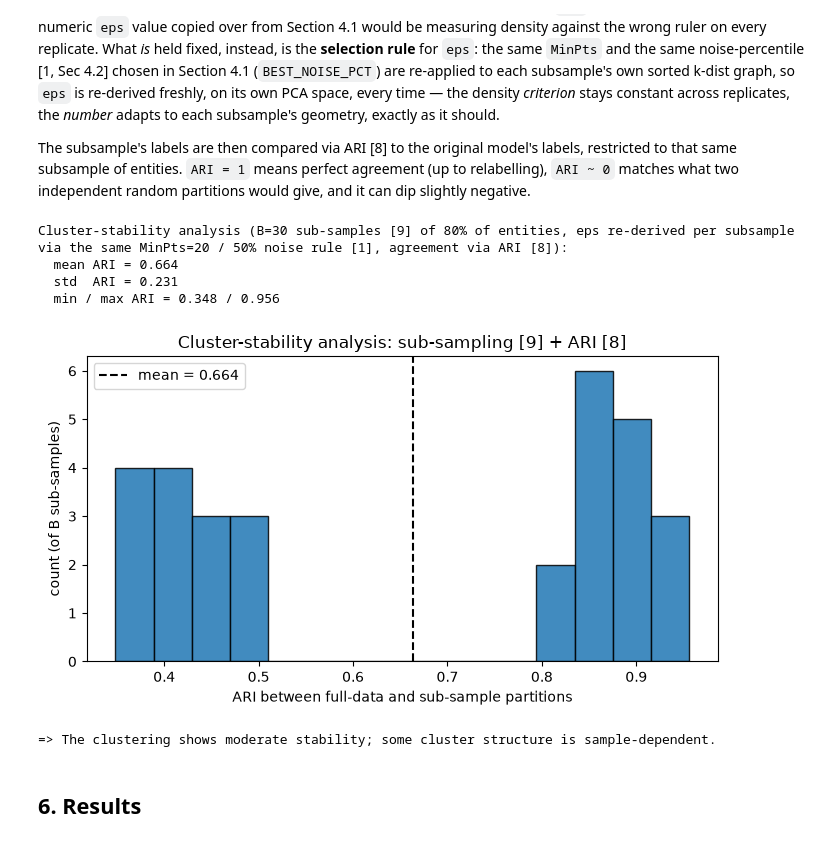
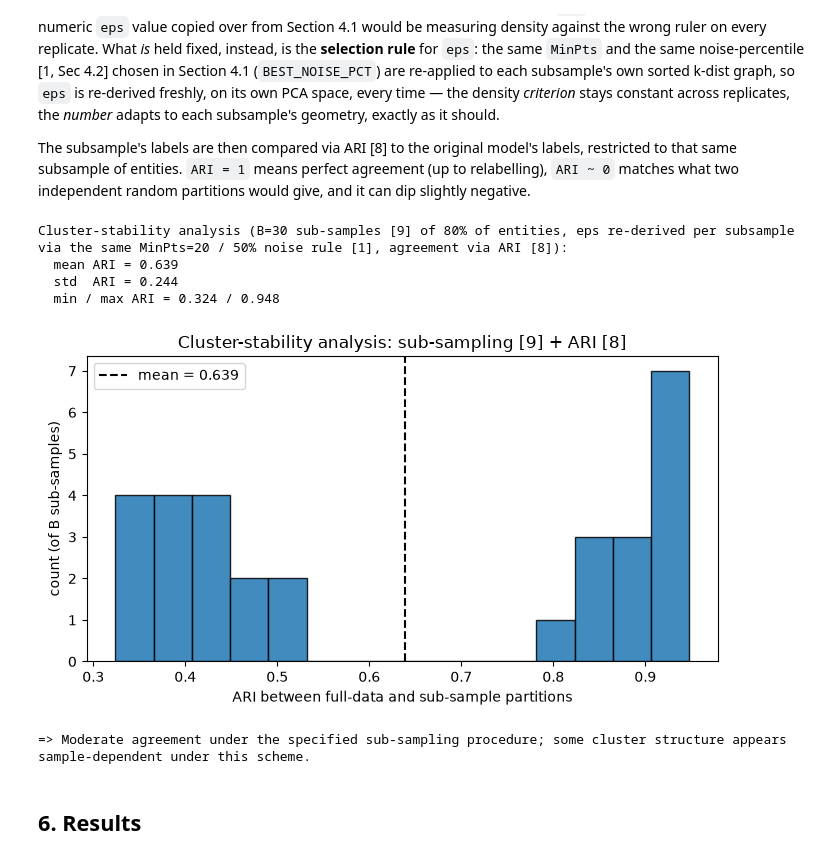
Before and after one commit to divyalakshmiram7-pixel/ERP-Unsupervised-Machine-Learning-for-Discovering-Patterns-in-Stock-Price-Movement., a Jupyter notebook: DBSCAN_colab.ipynb, the cells around one changed output. Drawn from its saved outputs; the diff is of its cells as text; code cells hidden in the pictures.

```diff
--- a/DBSCAN_colab.ipynb
+++ b/DBSCAN_colab.ipynb
@@ -219,7 +219,12 @@ NOISE_PCT_CANDIDATES = [1, 2, 5, 10, 15, 20, 25, 30, 35, 40, 50]
 
 nbrs_cache = {}
 for k in MINPTS_CANDIDATES:
-    nn = NearestNeighbors(n_neighbors=k, metric="euclidean").fit(X_pca)
+    # n_neighbors=k+1: querying the fitted data returns each point itself as its own
+    # closest "neighbour" (distance 0) in column 0, so k+1 neighbours are requested
+    # to get k REAL neighbours in columns 1..k. Column -1 is then the distance to the
+    # k-th nearest neighbour proper, matching [1, Sec 4.2]'s own definition ("the
+    # distance of a point p to its k-th nearest neighbor"), not the (k-1)-th.
+    nn = NearestNeighbors(n_neighbors=k + 1, metric="euclidean").fit(X_pca)
     dist, _ = nn.kneighbors(X_pca)
     nbrs_cache[k] = np.sort(dist[:, -1])[::-1]      # k-dist, sorted descending (paper Fig. 4)
 
@@ -413,7 +418,10 @@ def stability_analysis(X_features, minpts, noise_pct, labels_full, B=30, frac=0.
         # (MinPts, noise-percentile) rule [1, Sec 4.2] selected in Section 4.1 --
         # reusing the full-data eps number here would be invalid, since PCA was
         # just refit and its distance scale is not guaranteed to match.
-        nn_sub = NearestNeighbors(n_neighbors=minpts, metric="euclidean").fit(sub_pca)
+        # n_neighbors=minpts+1 for the same reason as the diagnostic k-dist graph
+        # above: column 0 is the point itself, so minpts+1 neighbours are requested
+        # to get the minpts-th REAL neighbour in the last column.
+        nn_sub = NearestNeighbors(n_neighbors=minpts + 1, metric="euclidean").fit(sub_pca)
         dist_sub, _ = nn_sub.kneighbors(sub_pca)
         kd_sub = np.sort(dist_sub[:, -1])[::-1]
         idx_pct = int(round(noise_pct / 100.0 * (len(kd_sub) - 1)))
@@ -422,41 +430,47 @@ def stability_analysis(X_features, minpts, noise_pct, labels_full, B=30, frac=0.
         sub_labels = DBSCAN(eps=eps_sub, min_samples=minpts, metric="euclidean").fit_predict(sub_pca)
         scores.append(adjusted_rand_score(labels_full[idx], sub_labels))
     return np.array(scores)
 
 
 stability_scores = stability_analysis(X_raw, MINPTS, BEST_NOISE_PCT, labels, B=30, frac=0.8)
 
 print(f"Cluster-stability analysis (B=30 sub-samples [9] of 80% of entities, "
       f"eps re-derived per subsample via the same MinPts={MINPTS} / "
       f"{BEST_NOISE_PCT}% noise rule [1], agreement via ARI [8]):")
 print(f"  mean ARI = {stability_scores.mean():.3f}")
 print(f"  std  ARI = {stability_scores.std():.3f}")
 print(f"  min / max ARI = {stability_scores.min():.3f} / {stability_scores.max():.3f}")
 
 fig, ax = plt.subplots(figsize=(7, 4))
 ax.hist(stability_scores, bins=15, color="C0", edgecolor="k", alpha=0.85)
 ax.axvline(stability_scores.mean(), color="k", ls="--", lw=1.5,
            label=f"mean = {stability_scores.mean():.3f}")
 ax.set_xlabel("ARI between full-data and sub-sample partitions")
 ax.set_ylabel("count (of B sub-samples)")
 ax.set_title("Cluster-stability analysis: sub-sampling [9] + ARI [8]")
 ax.legend()
 plt.tight_layout()
 plt.show()
 
+# Wording describes agreement under this specific resampling procedure, not an
+# intrinsic, general property of "the clustering" -- a different B, frac, or
+# resampling scheme could give a different figure.
 if stability_scores.mean() > 0.7:
-    print("=> The clustering is highly stable under 20% data removal and a full pipeline refit.")
+    print("=> High agreement under the specified sub-sampling procedure "
+          "(B=30, 80% sub-samples, full pipeline refit).")
 elif stability_scores.mean() > 0.4:
-    print("=> The clustering shows moderate stability; some cluster structure is sample-dependent.")
+    print("=> Moderate agreement under the specified sub-sampling procedure; "
+          "some cluster structure appears sample-dependent under this scheme.")
 else:
-    print("=> The clustering is not very stable; treat the specific clusters found with caution.")
+    print("=> Low agreement under the specified sub-sampling procedure; "
+          "treat the specific clusters found with caution.")
 # %% [output]
 Cluster-stability analysis (B=30 sub-samples [9] of 80% of entities, eps re-derived per subsample via the same MinPts=20 / 50% noise rule [1], agreement via ARI [8]):
-  mean ARI = 0.664
-  std  ARI = 0.231
-  min / max ARI = 0.348 / 0.956
+  mean ARI = 0.639
+  std  ARI = 0.244
+  min / max ARI = 0.324 / 0.948
-[figure, old version]
+[figure, new version]
-=> The clustering shows moderate stability; some cluster structure is sample-dependent.
+=> Moderate agreement under the specified sub-sampling procedure; some cluster structure appears sample-dependent under this scheme.
 # %% [markdown]
 ## 6. Results
 # %%
```
Also changed, not shown: parts of 11 cells of this notebook.
